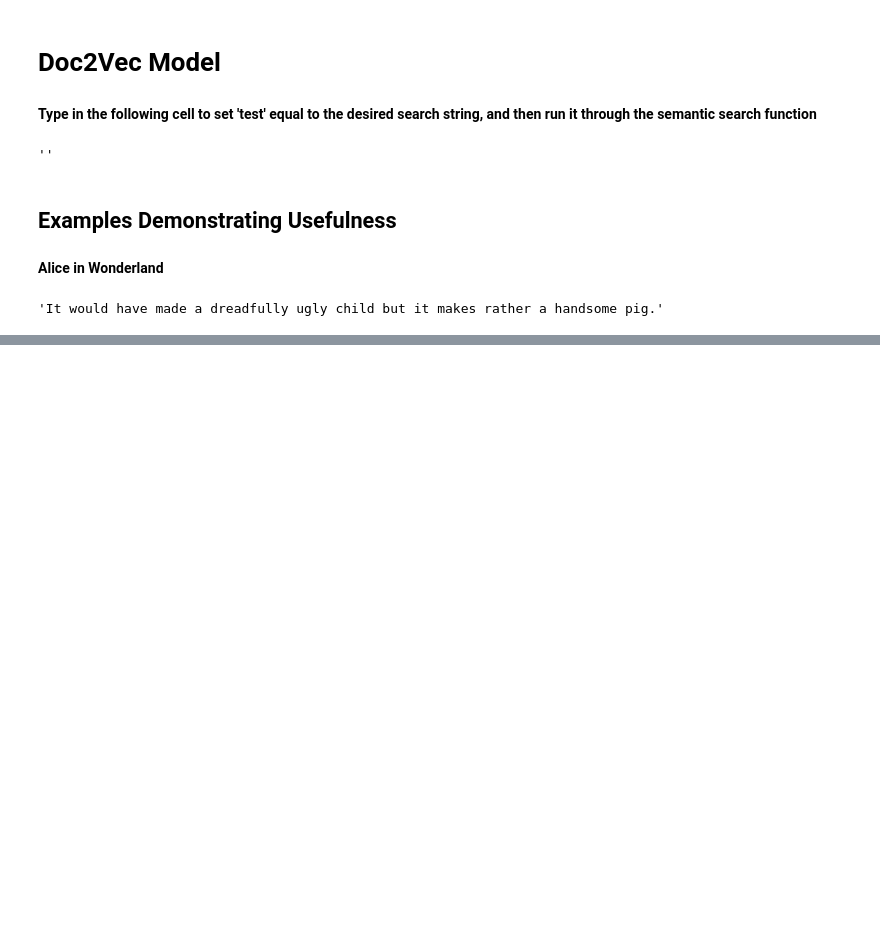
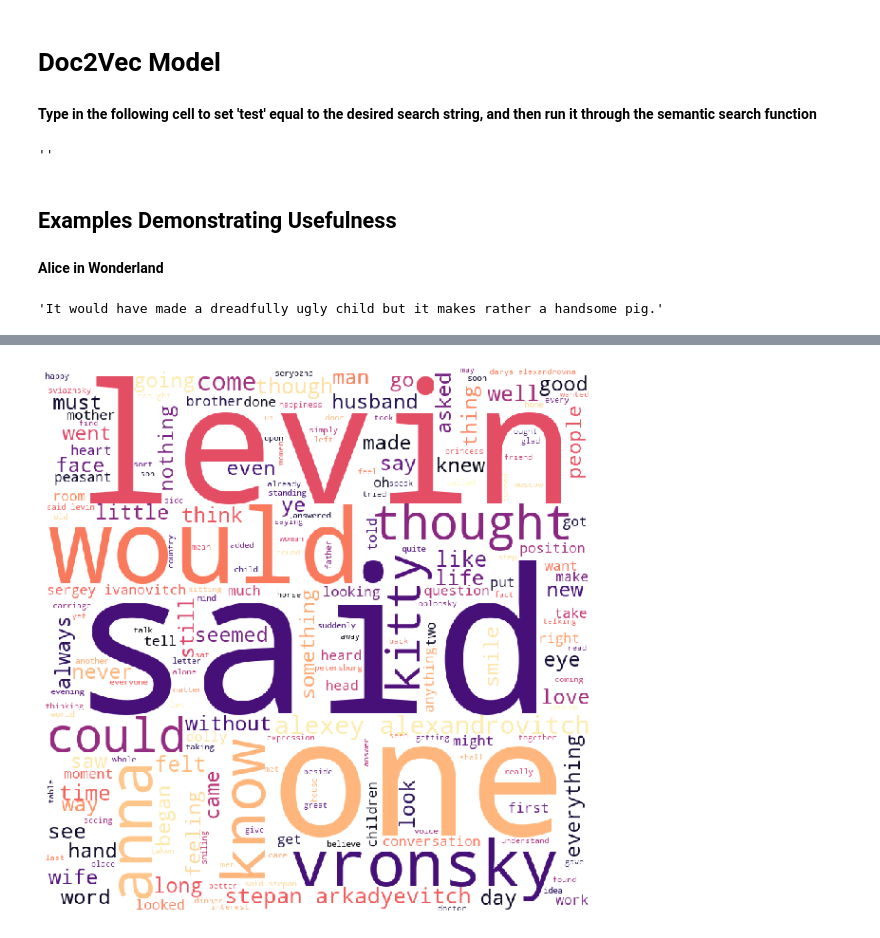
Before and after one commit to bphall/semantic_search, a Jupyter notebook: Semantic_Search.ipynb, the cells around one changed output, grey strips where cells are left out. Cells and saved outputs as stored; diff of their text form; code cells hidden in the pictures; blank space fills up the shorter version.

```diff
--- a/Semantic_Search.ipynb
+++ b/Semantic_Search.ipynb
@@ -545,0 +613,4 @@ ________________________________________________________________________________
+# %%
+make_wordcloud("Anna Karenina")
+# %% [output]
+[figure, added]
```
Also changed, not shown: parts of 15 cells of this notebook.
